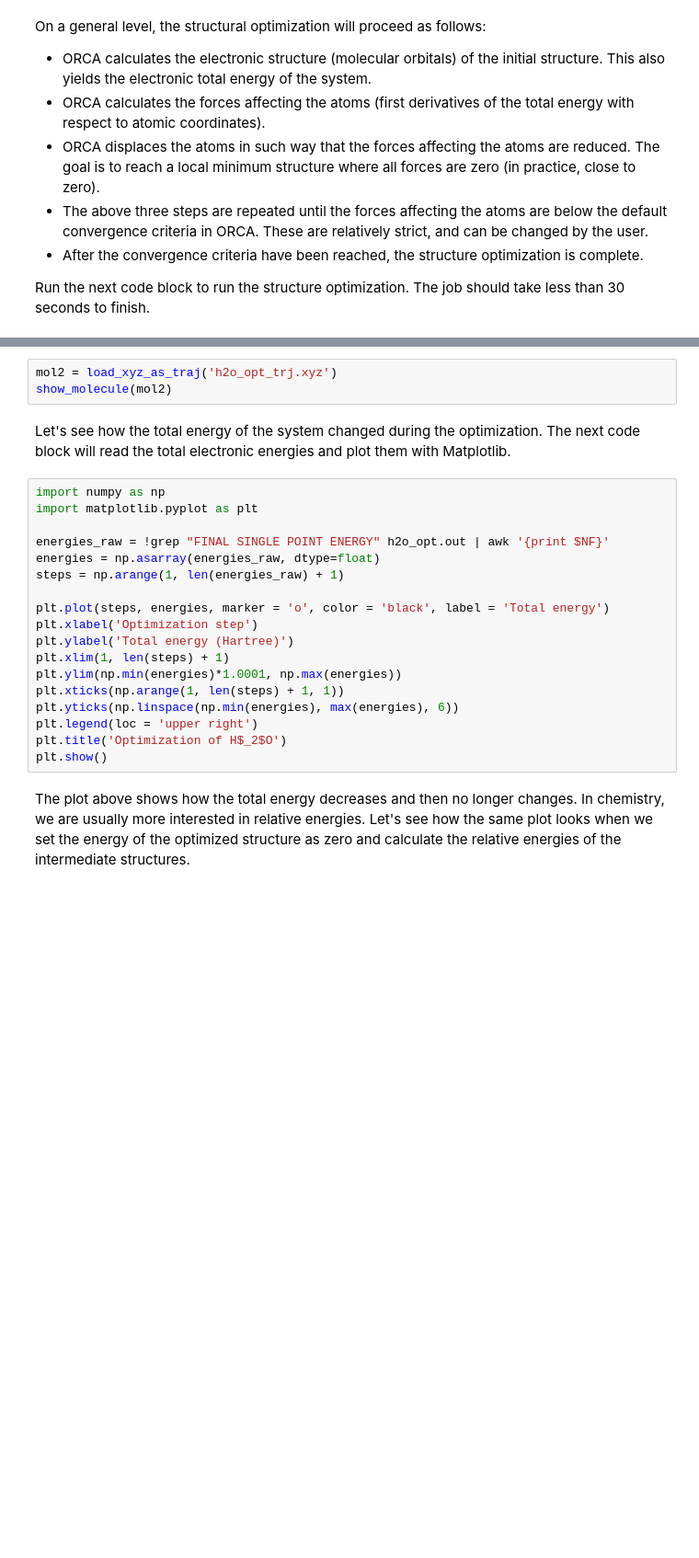
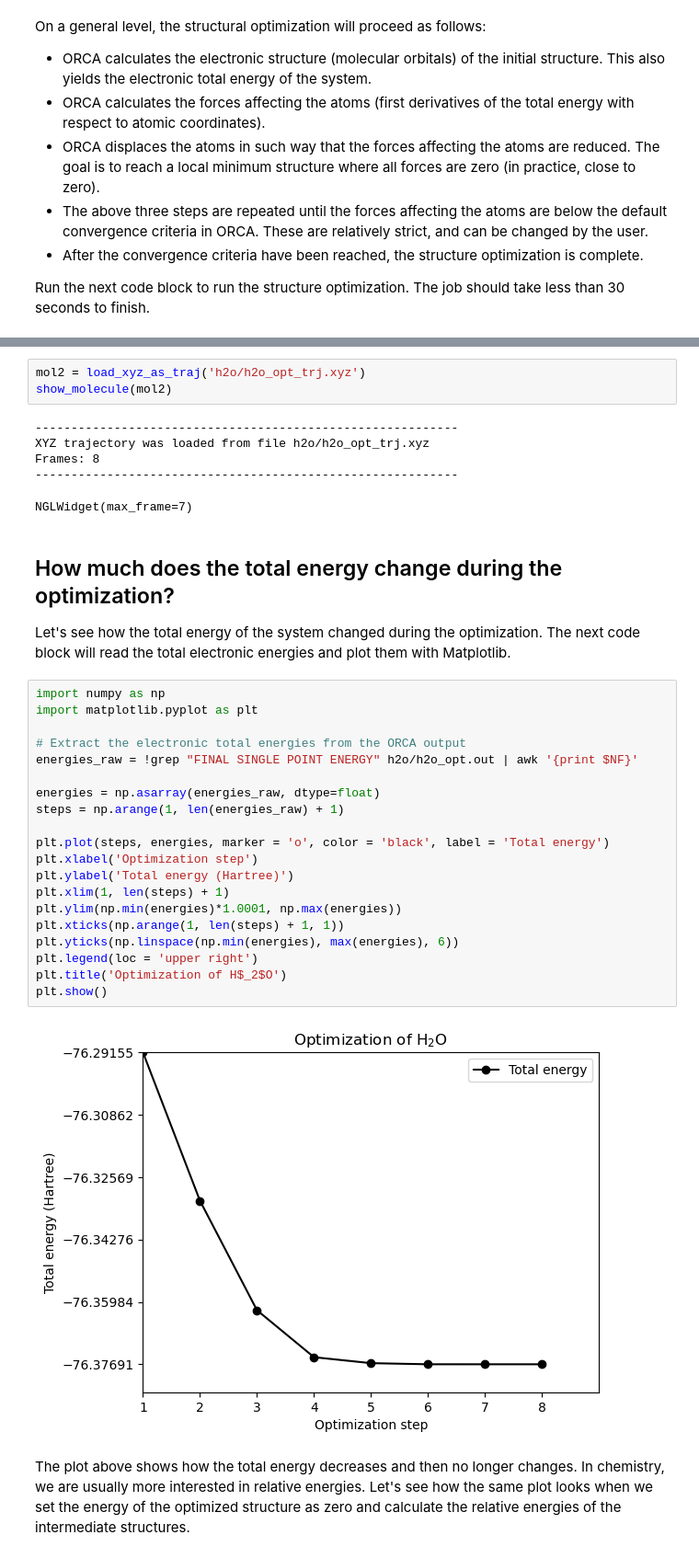
Before and after one commit to anttikarttunen/sscc2026-qc, a Jupyter notebook: basic/orca-basic.ipynb, the cells around one changed output, grey strips where cells are left out. Shown at 92% size. Drawn from its saved outputs; the diff is of its cells as text; blank space fills up the shorter version.

```diff
--- a/basic/orca-basic.ipynb
+++ b/basic/orca-basic.ipynb
@@ -105,26 +133,38 @@ Run the following code block, which loads the optimization trajectory. After loa
 # %%
-mol2 = load_xyz_as_traj('h2o_opt_trj.xyz')
+mol2 = load_xyz_as_traj('h2o/h2o_opt_trj.xyz')
 show_molecule(mol2)
+# %% [output]
+-----------------------------------------------------------
+XYZ trajectory was loaded from file h2o/h2o_opt_trj.xyz
+Frames: 8
+-----------------------------------------------------------
+NGLWidget(max_frame=7)
 # %% [markdown]
+## How much does the total energy change during the optimization?
+
 Let's see how the total energy of the system changed during the optimization. The next code block will read the total electronic energies and plot them with Matplotlib.
 # %%
 import numpy as np
 import matplotlib.pyplot as plt
 
-energies_raw = !grep "FINAL SINGLE POINT ENERGY" h2o_opt.out | awk '{print $NF}'
+# Extract the electronic total energies from the ORCA output
+energies_raw = !grep "FINAL SINGLE POINT ENERGY" h2o/h2o_opt.out | awk '{print $NF}'
+
 energies = np.asarray(energies_raw, dtype=float)
 steps = np.arange(1, len(energies_raw) + 1)
 
 plt.plot(steps, energies, marker = 'o', color = 'black', label = 'Total energy')
 plt.xlabel('Optimization step')
 plt.ylabel('Total energy (Hartree)')
 plt.xlim(1, len(steps) + 1)
 plt.ylim(np.min(energies)*1.0001, np.max(energies))
 plt.xticks(np.arange(1, len(steps) + 1, 1))
 plt.yticks(np.linspace(np.min(energies), max(energies), 6))
 plt.legend(loc = 'upper right')
 plt.title('Optimization of H$_2$O')
 plt.show()
+# %% [output]
+[figure, added]
 # %% [markdown]
 The plot above shows how the total energy decreases and then no longer changes. In chemistry, we are usually more interested in relative energies. Let's see how the same plot looks when we set the energy of the optimized structure as zero and calculate the relative energies of the intermediate structures.
 # %%
```
Also changed, not shown: parts of 39 cells of this notebook.
